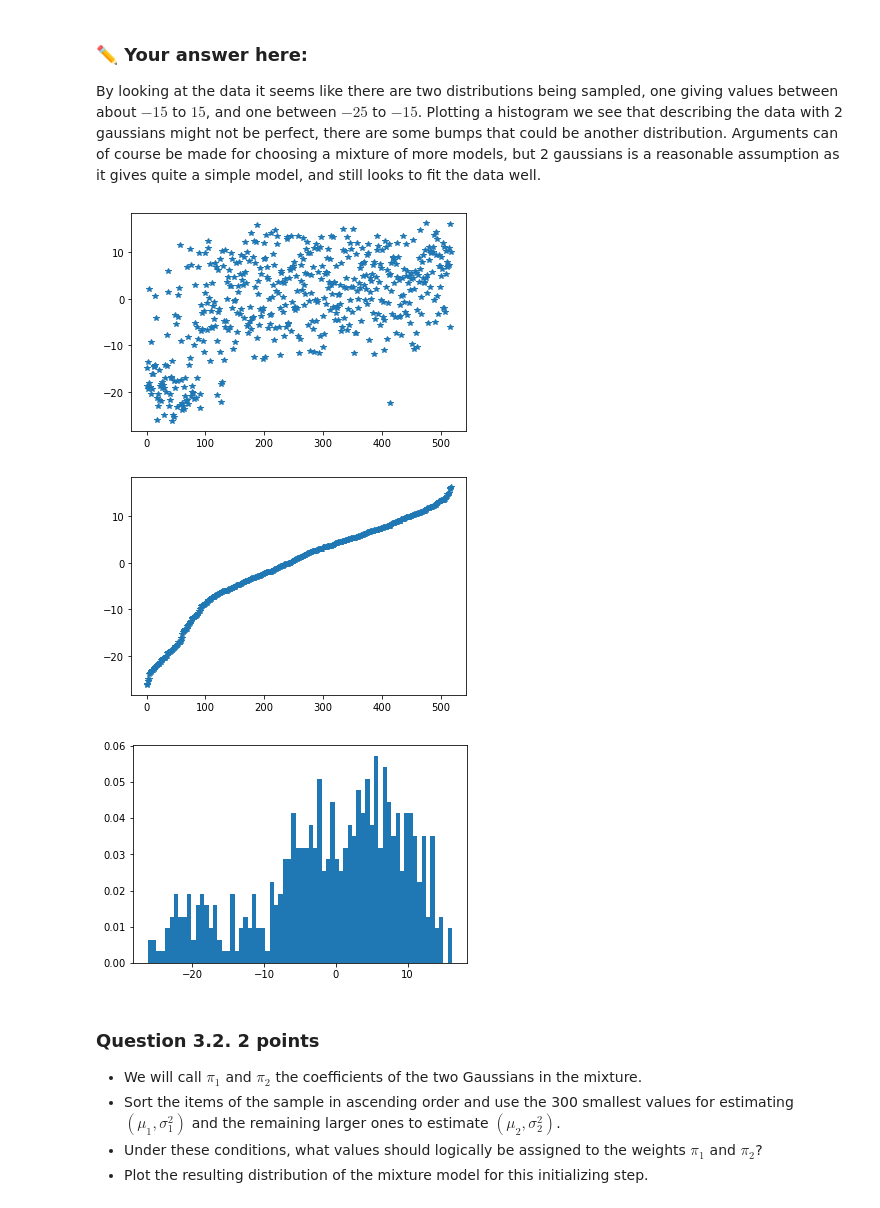
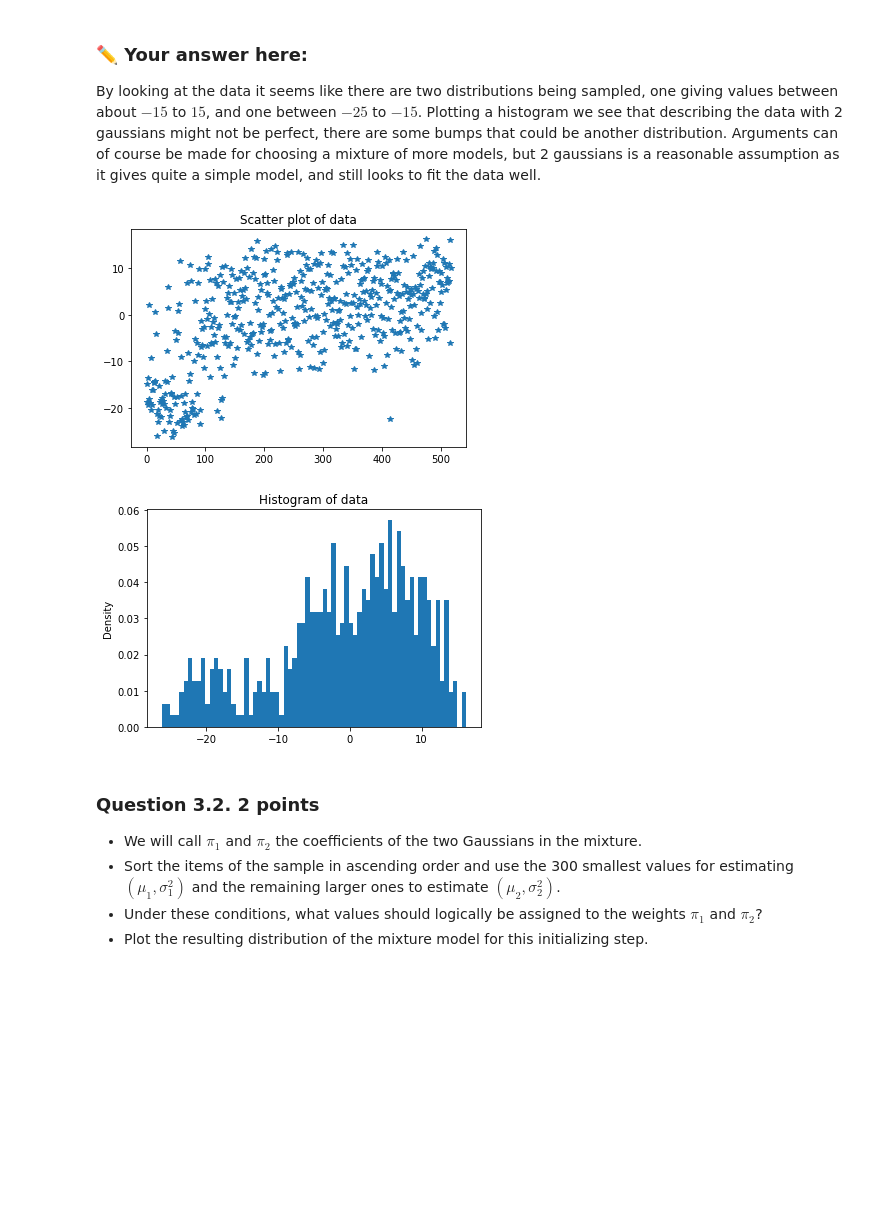
Before and after one commit to AxelEiman/AMLI, a Jupyter notebook: Hw4.ipynb, the cells around one changed output. Drawn from its saved outputs; the diff is of its cells as text; code cells hidden in the pictures; blank space fills up the shorter version.

```diff
--- a/Hw4.ipynb
+++ b/Hw4.ipynb
@@ -350,16 +365,18 @@ The data used for this assignment will be one-dimensional and given by the `tsne
 ### ✏️ Your answer here:
 By looking at the data it seems like there are two distributions being sampled, one giving values between about $-15$ to $15$, and one between $-25$ to $-15$. Plotting a histogram we see that describing the data with 2 gaussians might not be perfect, there are some bumps that could be another distribution. Arguments can of course be made for choosing a mixture of more models, but 2 gaussians is a reasonable assumption as it gives quite a simple model, and still looks to fit the data well.
 # %%
+# Visualizing for how the data looks both as a scatter plot and as a histogram
+
 plt.plot(range(len(params2)), params2, '*')
-plt.show()
-plt.plot(range(len(params2)), np.sort(params2), '*')
+plt.title('Scatter plot of data')
 plt.show()
 plt.hist(params2, bins=70, density=True)
+plt.title('Histogram of data')
+plt.ylabel('Density')
 plt.show()
 # %% [output]
-[figure, old version]
+[figure, new version]
-[figure, old version]
+[figure, new version]
-[figure, removed]
 # %% [markdown]
 ### Question 3.2. **2 points**
 
```
Also changed, not shown: parts of 7 cells of this notebook.
